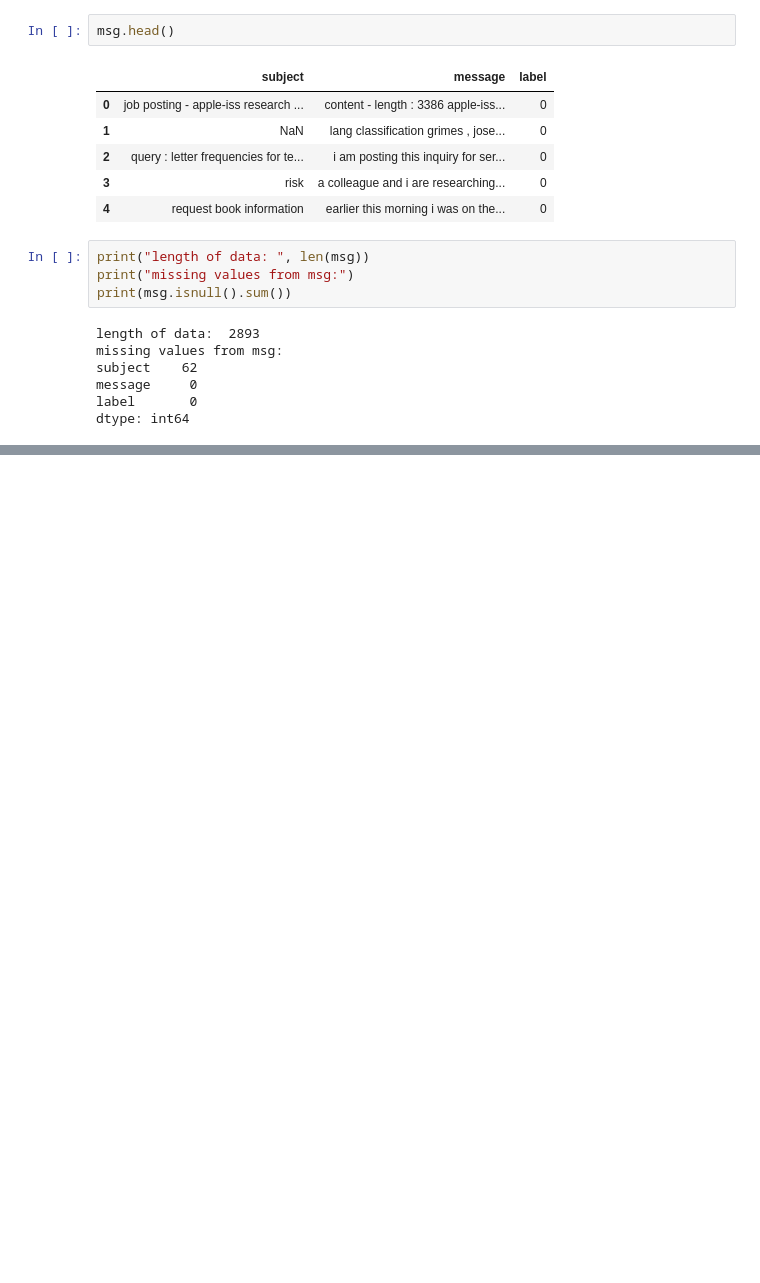
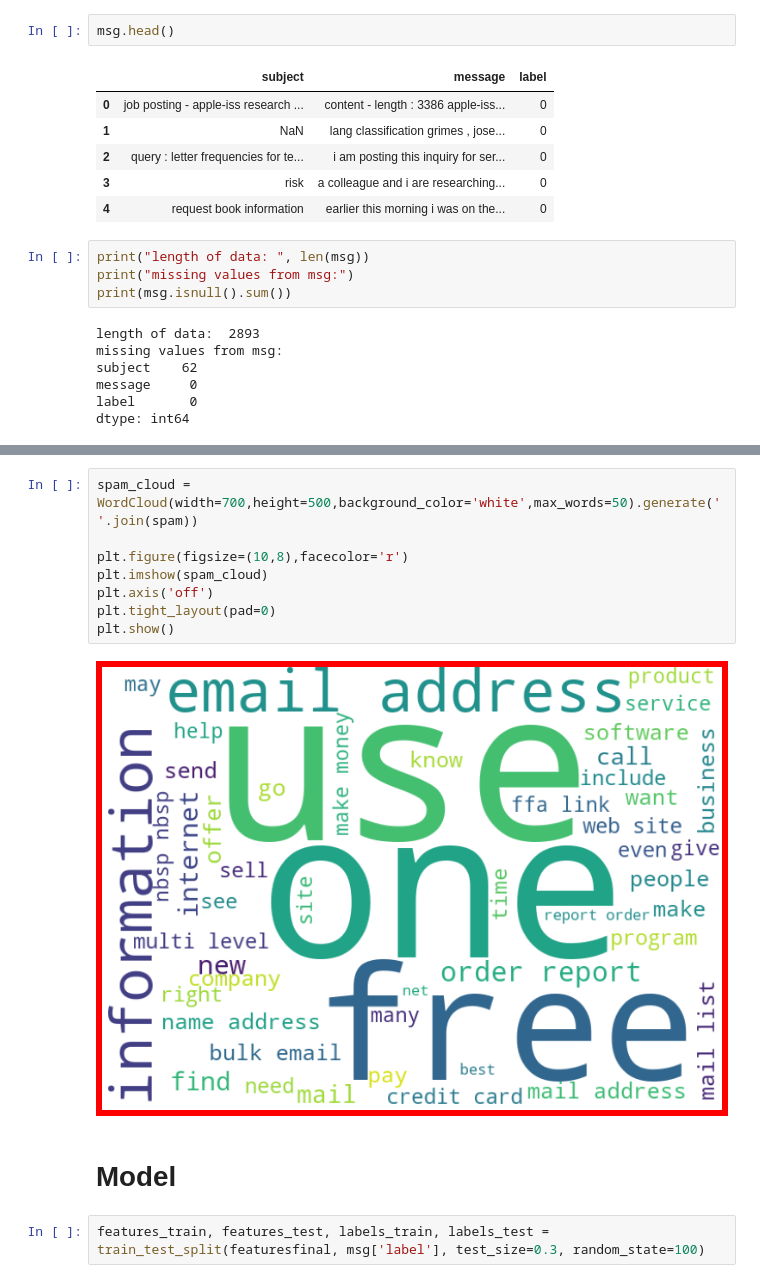
Before and after one commit to DipeshChothwe/NLP, a Jupyter notebook: Classifying_Emails.ipynb, the cells around one changed output, grey strips where cells are left out. Saved outputs shown, nothing was run; the diff lists cells and outputs as text; blank space fills up the shorter version.

```diff
--- a/Classifying_Emails.ipynb
+++ b/Classifying_Emails.ipynb
@@ -57,0 +238,14 @@ msg.groupby('label').describe()
+# %%
+spam_cloud = WordCloud(width=700,height=500,background_color='white',max_words=50).generate(' '.join(spam))
+
+plt.figure(figsize=(10,8),facecolor='r')
+plt.imshow(spam_cloud)
+plt.axis('off')
+plt.tight_layout(pad=0)
+plt.show()
+# %% [output]
+[figure, added]
+# %% [markdown]
+# **Model**
+# %%
+features_train, features_test, labels_train, labels_test = train_test_split(featuresfinal, msg['label'], test_size=0.3, random_state=100)
```
Also changed, not shown: parts of 25 cells of this notebook.
